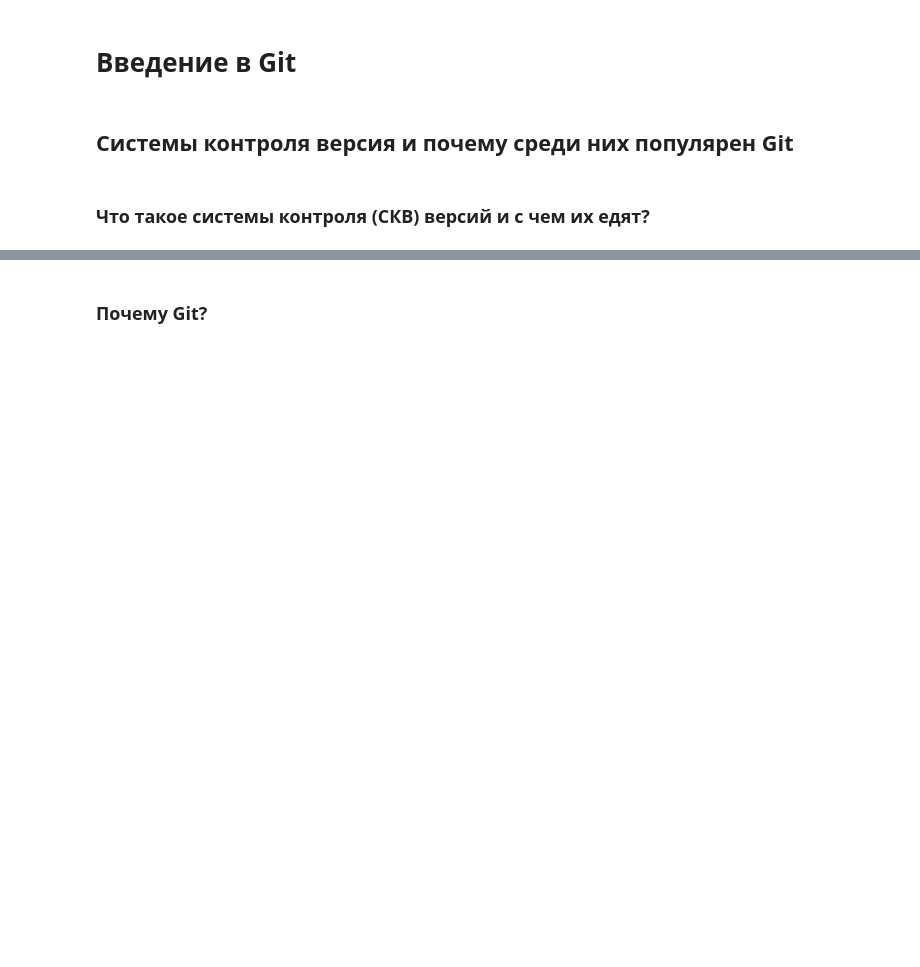
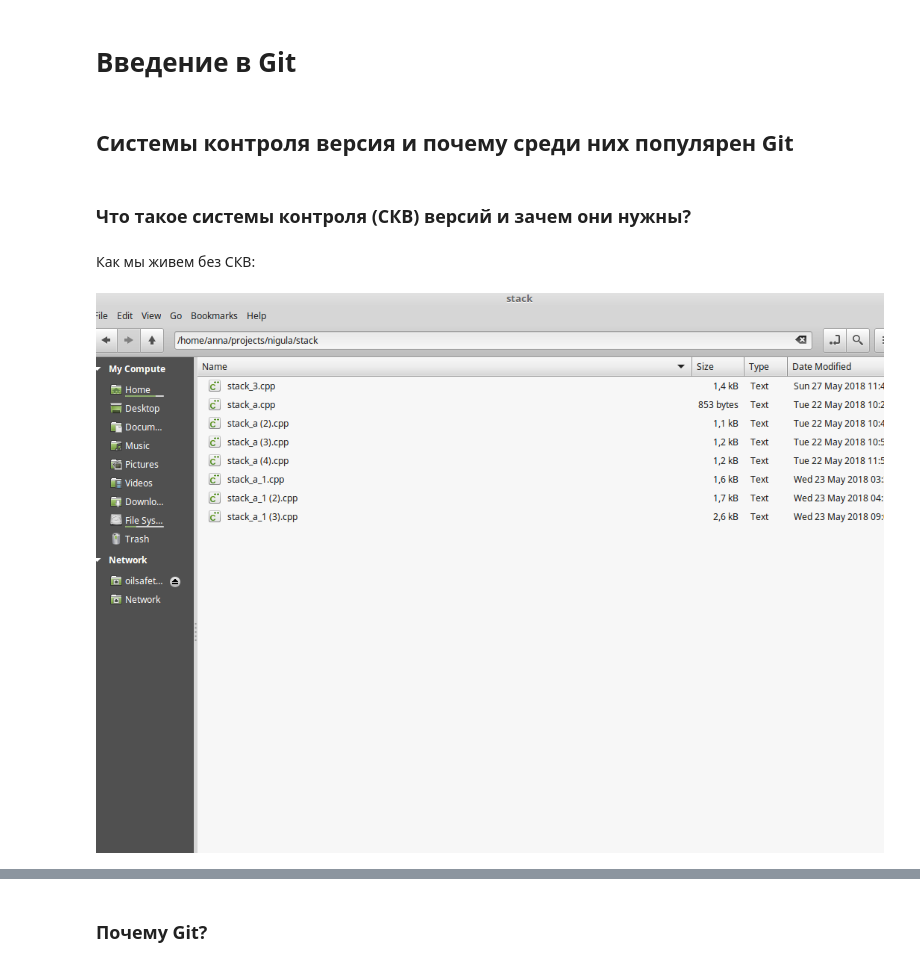
Before and after one commit to vasilyivan12345/python-workshops, a Jupyter notebook: git/lecture.ipynb, the cells around one changed output, grey strips where cells are left out. Saved outputs shown, nothing was run; the diff lists cells and outputs as text; code cells hidden in the pictures; blank space fills up the shorter version.

```diff
--- a/git/lecture.ipynb
+++ b/git/lecture.ipynb
@@ -5,4 +5,10 @@ from IPython.display import Image
 # %% [markdown]
 ## Системы контроля версия и почему среди них популярен Git
 # %% [markdown]
-### Что такое системы контроля (СКВ) версий и с чем их едят?
+### Что такое системы контроля (СКВ) версий и зачем они нужны?
+# %% [markdown]
+Как мы живем без СКВ:
+# %%
+Image("images/no-git1.png")
+# %% [output]
+[figure, added]
```
Also changed, not shown: parts of 36 cells of this notebook, 10 other files.
